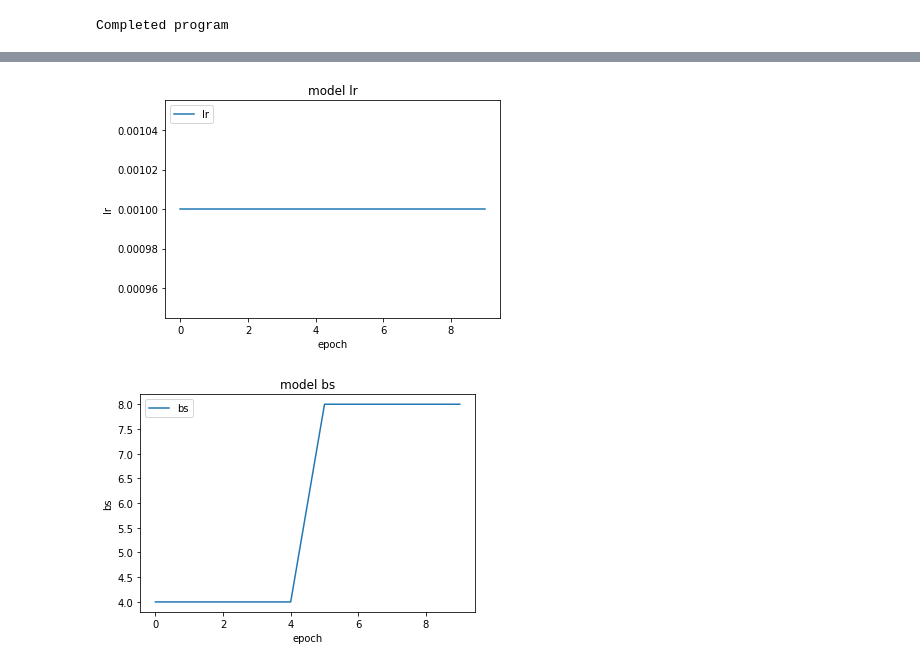
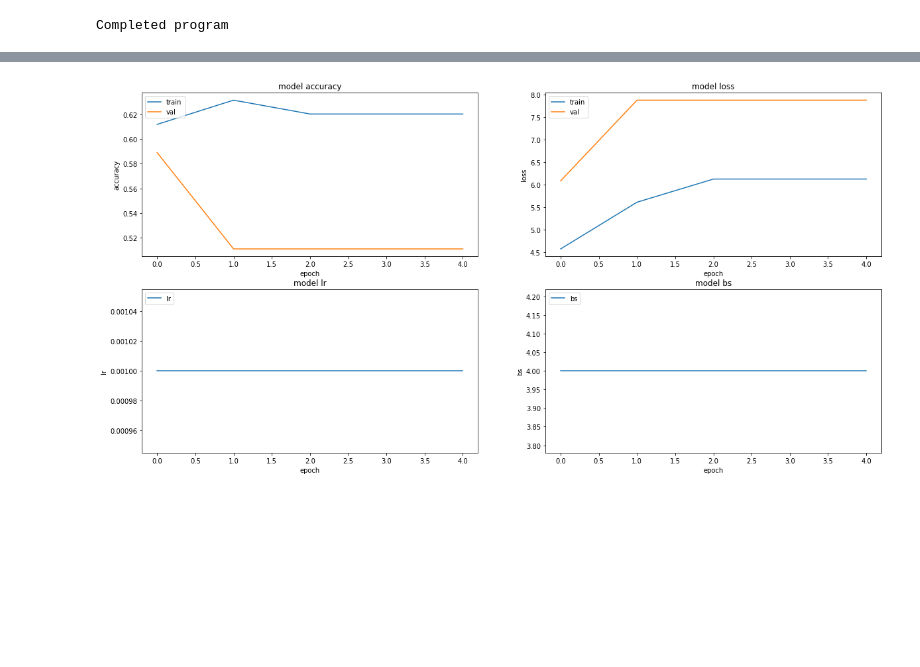
Before and after one commit to Yacalis/celeba-classification, a Jupyter notebook: cworks3.ipynb, the cells around one changed output, grey strips where cells are left out. Cells and saved outputs as stored; diff of their text form; code cells hidden in the pictures; blank space fills up the shorter version.

```diff
--- a/cworks3.ipynb
+++ b/cworks3.ipynb
@@ -51,7 +42,7 @@ epoch_iter = 1
 # %%
-# CHANGING CONSTANTS FOR TESTING
-config.change_lr = False
-config.change_bs = True
+# OVERRIDE CONFIG FOR TESTING
+config.change_lr = True
+config.change_bs = False
 # %%
 # get directories
 log_dir = get_logdir(config)
@@ -79,7 +58,8 @@ callbacks:
 # %%
 # get data
 print('Loading data...')
-dataloader = DataLoader(data_dir=data_dir, image_dir=image_dir)
+data_dict = get_data_dict(data_dir)
+dataloader = DataLoader(data_dict=data_dict, image_dir=image_dir)
 x_data, y_data = dataloader.retrieve_data()
 # %% [output]
 Loading data...
@@ -140,3 +120,7 @@ loss = []
 acc = []
 lr = []
 bs = []
+max_epochs = config.epochs
+batch_size = config.batch_size
+batch_size_mult = 2
+epoch_iter = 1
@@ -273,20 +235,41 @@ plt.show()
-# %%
-# summarize history for lr
-plt.plot(d['lr'])
-plt.title('model lr')
-plt.ylabel('lr')
-plt.xlabel('epoch')
-plt.legend(['lr'], loc='upper left')
-plt.show()
-# %% [output]
-[figure, removed]
-# %%
-# summarize history for bs
-plt.plot(d['bs'])
-plt.title('model bs')
-plt.ylabel('bs')
-plt.xlabel('epoch')
-plt.legend(['bs'], loc='upper left')
-plt.show()
-# %% [output]
-[figure, removed]
+# %%
+# plot dict values
+plt.figure(figsize=(20,10))
+
+# summarize history for accuracy
+plt.subplot(2, 2, 1)
+plt.plot(d['acc'])
+plt.plot(d['val_acc'])
+plt.title('model accuracy')
+plt.ylabel('accuracy')
+plt.xlabel('epoch')
+plt.legend(['train', 'val'], loc='upper left')
+
+# summarize history for loss
+plt.subplot(2, 2, 2)
+plt.plot(d['loss'])
+plt.plot(d['val_loss'])
+plt.title('model loss')
+plt.ylabel('loss')
+plt.xlabel('epoch')
+plt.legend(['train', 'val'], loc='upper left')
+
+# summarize history for lr
+plt.subplot(2, 2, 3)
+plt.plot(d['lr'])
+plt.title('model lr')
+plt.ylabel('lr')
+plt.xlabel('epoch')
+plt.legend(['lr'], loc='upper left')
+
+# summarize history for bs
+plt.subplot(2, 2, 4)
+plt.plot(d['bs'])
+plt.title('model bs')
+plt.ylabel('bs')
+plt.xlabel('epoch')
+plt.legend(['bs'], loc='upper left')
+
+plt.show()
+# %% [output]
+[figure, added]
```
Also changed, not shown: parts of 16 cells of this notebook, 4 other files.
